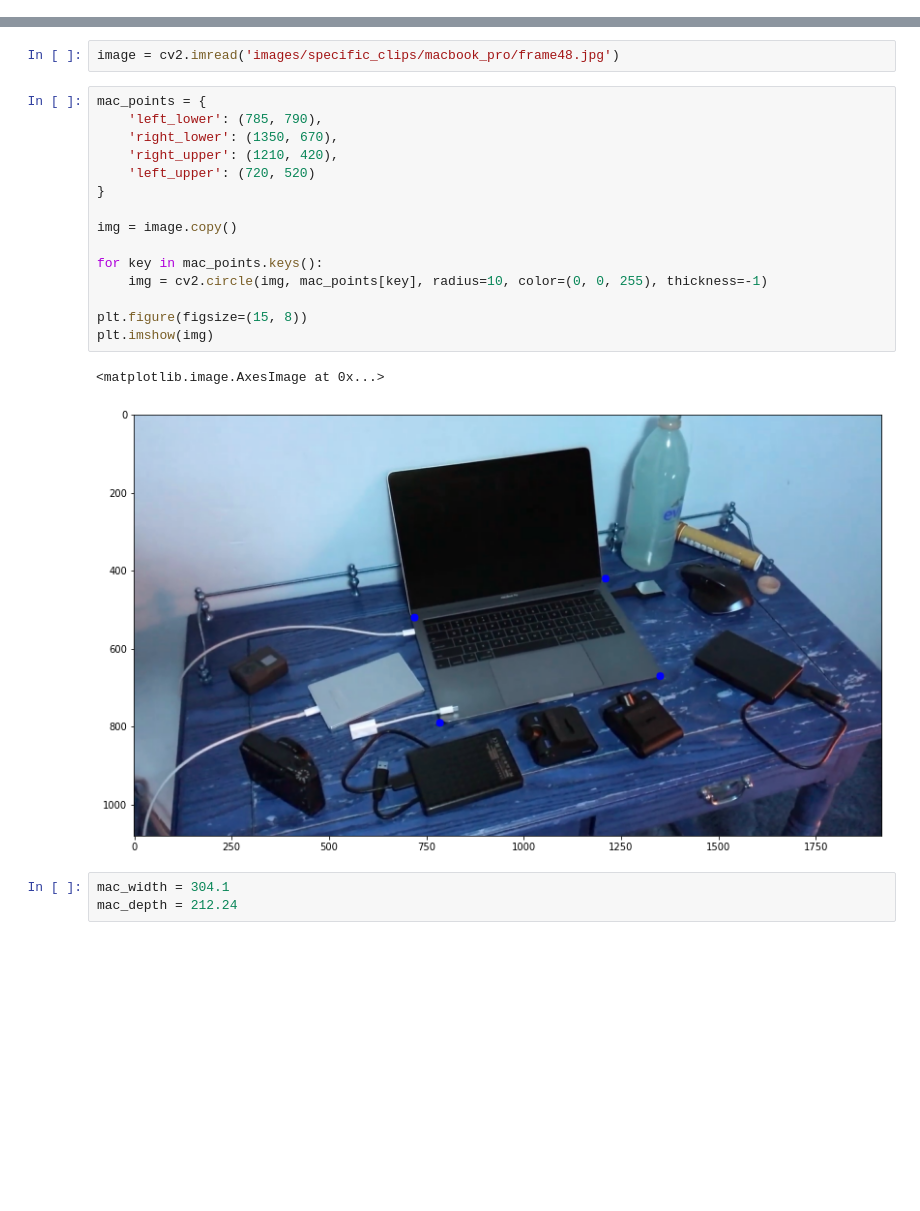
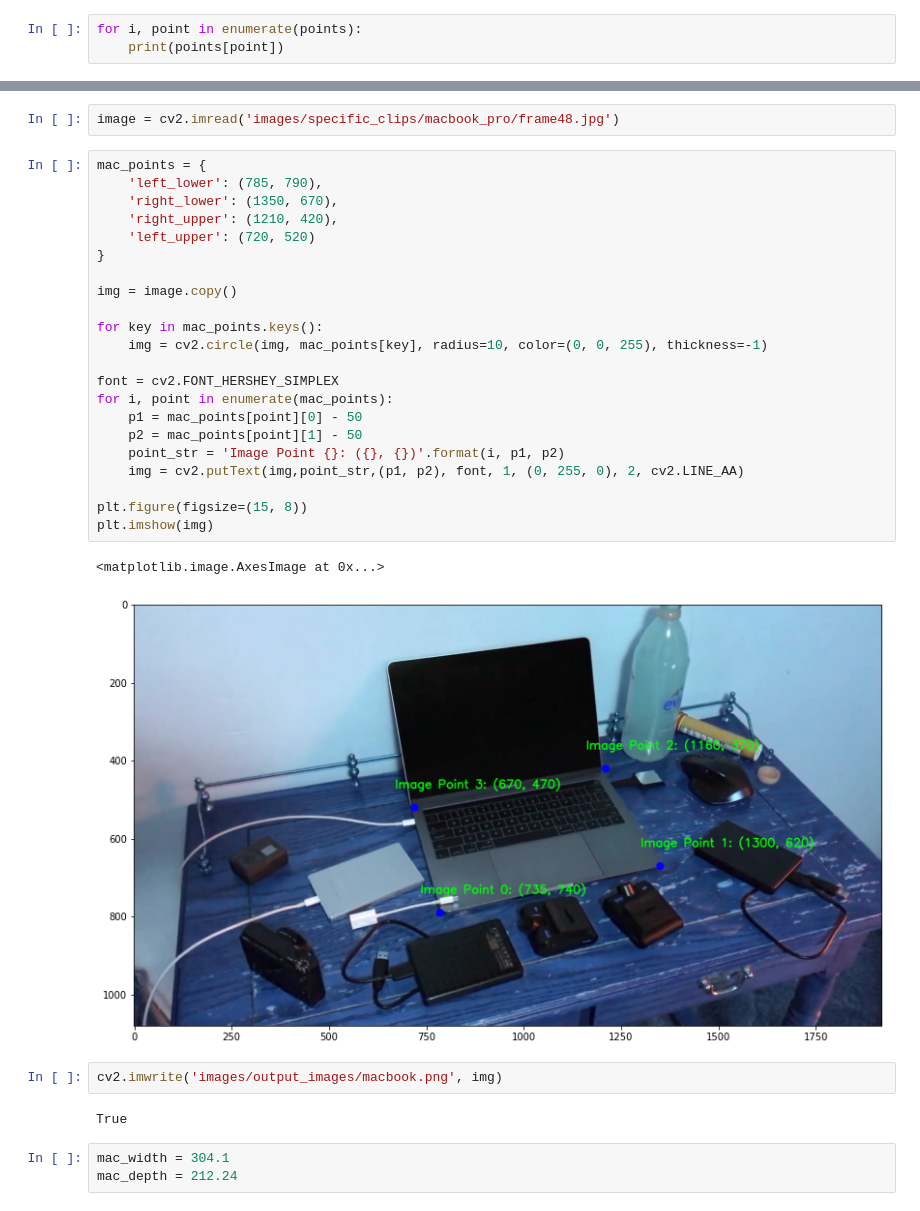
Before and after one commit to markbreen95/comp_09011_group, a Jupyter notebook: Camera Calibration.ipynb, the cells around one changed output, grey strips where cells are left out. Drawn from its saved outputs; the diff is of its cells as text; blank space fills up the shorter version.

```diff
--- a/Camera Calibration.ipynb
+++ b/Camera Calibration.ipynb
@@ -37,3 +40,6 @@ plt.imshow(img)
 # %% [output]
 <matplotlib.image.AxesImage at 0x...>
 [figure]
+# %%
+for i, point in enumerate(points):
+    print(points[point])
@@ -69,21 +89,32 @@ image = cv2.imread('images/specific_clips/macbook_pro/frame48.jpg')
 # %%
 mac_points = {
     'left_lower': (785, 790),
     'right_lower': (1350, 670),
     'right_upper': (1210, 420),
     'left_upper': (720, 520)
 }
 
 img = image.copy()
 
 for key in mac_points.keys():
     img = cv2.circle(img, mac_points[key], radius=10, color=(0, 0, 255), thickness=-1)
 
+font = cv2.FONT_HERSHEY_SIMPLEX
+for i, point in enumerate(mac_points):
+    p1 = mac_points[point][0] - 50
+    p2 = mac_points[point][1] - 50
+    point_str = 'Image Point {}: ({}, {})'.format(i, p1, p2)
+    img = cv2.putText(img,point_str,(p1, p2), font, 1, (0, 255, 0), 2, cv2.LINE_AA)
+
 plt.figure(figsize=(15, 8))
 plt.imshow(img)
 # %% [output]
 <matplotlib.image.AxesImage at 0x...>
-[figure, old version]
+[figure, new version]
+# %%
+cv2.imwrite('images/output_images/macbook.png', img)
+# %% [output]
+True
 # %%
 mac_width = 304.1
 mac_depth = 212.24
```
Also changed, not shown: parts of 11 cells of this notebook.
